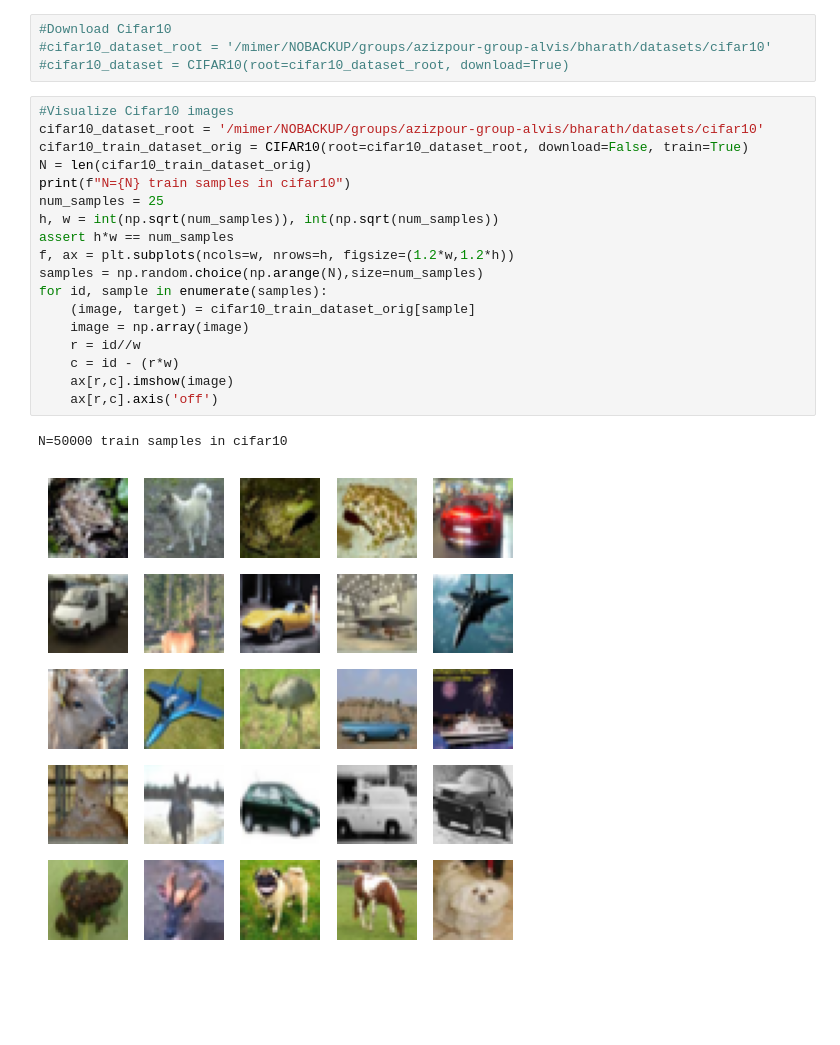
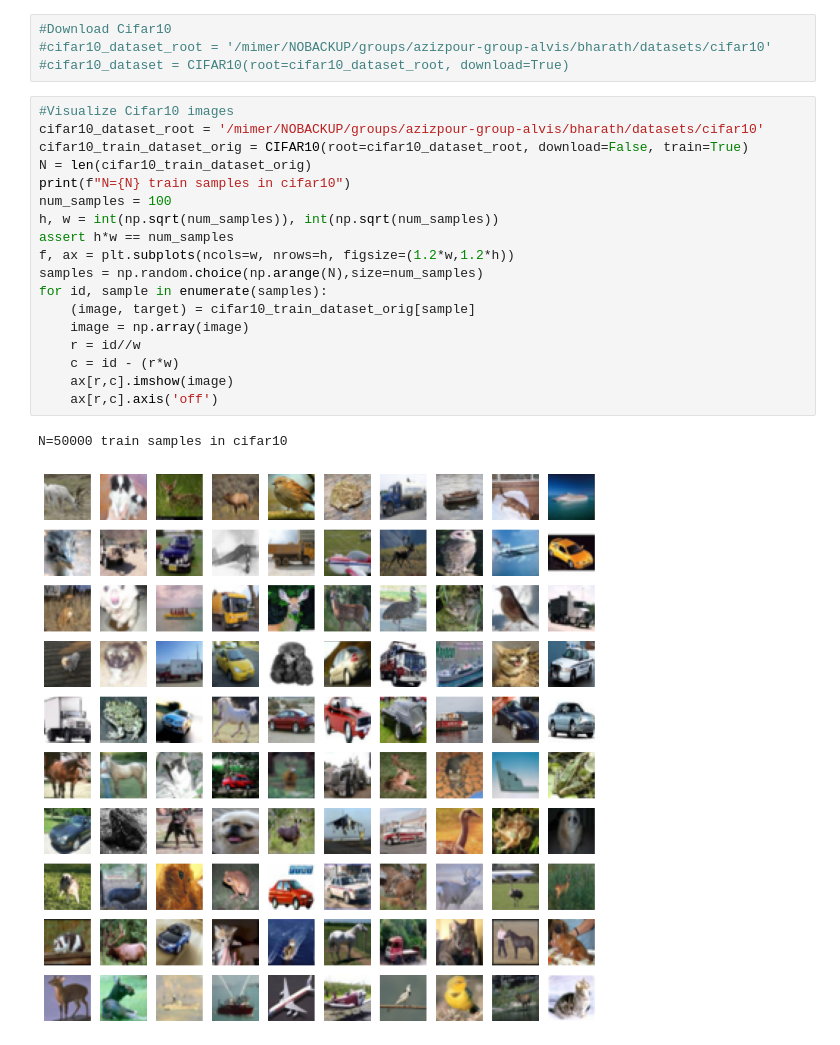
Before and after one commit to guthasaibharathchandra/ddpm_base, a Jupyter notebook: part1b.ipynb, the cells around one changed output. Cells and saved outputs as stored; diff of their text form; blank space fills up the shorter version.

```diff
--- a/part1b.ipynb
+++ b/part1b.ipynb
@@ -17,23 +17,23 @@ from PIL import Image
 # %%
 #Visualize Cifar10 images
 cifar10_dataset_root = '/mimer/NOBACKUP/groups/azizpour-group-alvis/bharath/datasets/cifar10'
 cifar10_train_dataset_orig = CIFAR10(root=cifar10_dataset_root, download=False, train=True)
 N = len(cifar10_train_dataset_orig)
 print(f"N={N} train samples in cifar10")
-num_samples = 25
+num_samples = 100
 h, w = int(np.sqrt(num_samples)), int(np.sqrt(num_samples))
 assert h*w == num_samples
 f, ax = plt.subplots(ncols=w, nrows=h, figsize=(1.2*w,1.2*h))
 samples = np.random.choice(np.arange(N),size=num_samples)
 for id, sample in enumerate(samples):
     (image, target) = cifar10_train_dataset_orig[sample]
     image = np.array(image)
     r = id//w
     c = id - (r*w)
     ax[r,c].imshow(image)
     ax[r,c].axis('off')
 # %% [output]
 N=50000 train samples in cifar10
-[figure, old version]
+[figure, new version]
 # %%
 T = 1000
```
Also changed, not shown: parts of 5 cells of this notebook, 22 other files.
